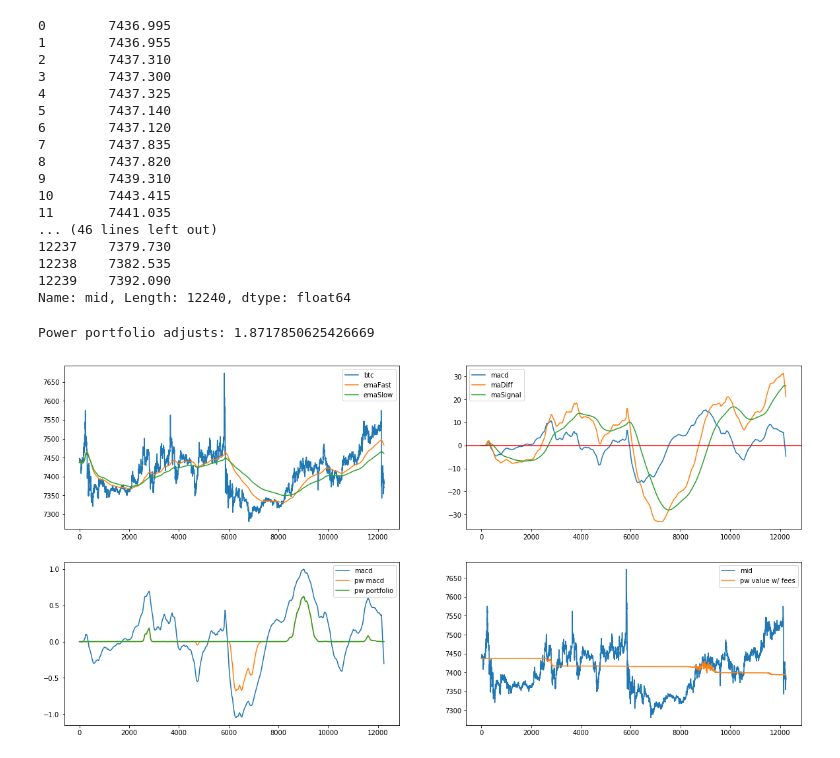
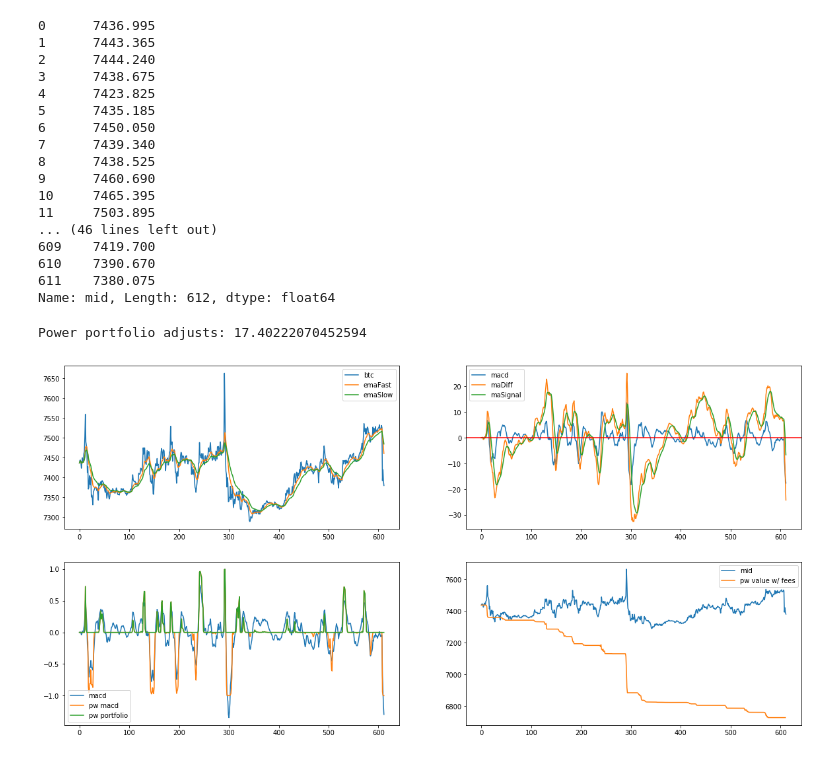
Before and after one commit to inmensustrading/inmensus, a Jupyter notebook: research/gemini-full-stack/macd_analysis_2.ipynb, the cells around one changed output. Drawn from its saved outputs; the diff is of its cells as text; code cells hidden in the pictures.

```diff
--- a/research/gemini-full-stack/macd_analysis_2.ipynb
+++ b/research/gemini-full-stack/macd_analysis_2.ipynb
@@ -9,7 +9,7 @@ import rain
 mpld3.disable_notebook()
 #mpld3.enable_notebook()
 # %%
-FREQUENCY = 30
+FREQUENCY = 600
 
 df = pd.read_csv(rain.toRelPath("data/df-cache.csv"))
 df = df.iloc[::(1000 * FREQUENCY // 500), :]
@@ -19,60 +19,60 @@ mid = df["mid"]
 mid.fillna(method = "bfill", inplace = True)
 print(mid)
 # %% [output]
-0        7436.995
-1        7436.955
-2        7437.310
-3        7437.300
-4        7437.325
-5        7437.140
-6        7437.120
-7        7437.835
-8        7437.820
-9        7439.310
-10       7443.415
-11       7441.035
+0      7436.995
+1      7443.365
+2      7444.240
+3      7438.675
+4      7423.825
+5      7435.185
+6      7450.050
+7      7439.340
+8      7438.525
+9      7460.690
+10     7465.395
+11     7503.895
 ... (46 lines left out)
-12237    7379.730
-12238    7382.535
-12239    7392.090
-Name: mid, Length: 12240, dtype: float64
+609    7419.700
+610    7390.670
+611    7380.075
+Name: mid, Length: 612, dtype: float64
 # %%
 MACD_LEN_RATIO = [12, 26, 9]
-MACD_LEN_MULTIPLIER = 3000
+MACD_LEN_MULTIPLIER = 1
 FEE_RATIO = 25 * 1e-4
 
-macdLens = [a * MACD_LEN_MULTIPLIER // FREQUENCY for a in MACD_LEN_RATIO]
+macdLens = [a * MACD_LEN_MULTIPLIER for a in MACD_LEN_RATIO]
 macd, maDiff, maSignal, emaFast, emaSlow = rain.computeMACD(mid, macdLens[0], macdLens[1], macdLens[2])
 
-pwMACD = np.power(np.tanh(macd / mid[0] * 1000), 15)
+pwMACD = np.power(np.tanh(macd / 3), 15)
 pwPort = pwMACD.copy()
 pwPort[pwPort < 0] = 0
 
 dPWPort = pwPort.shift(-1) - pwPort
 print("Power portfolio adjusts:", np.sum(dPWPort.abs()))
 
 plt.figure(figsize = (20, 10))
 plt.subplot(2, 2, 1)
 plt.plot(mid, label = "btc")
 plt.plot(emaFast, label = "emaFast")
 plt.plot(emaSlow, label = "emaSlow")
 plt.legend()
 plt.subplot(2, 2, 2)
 plt.plot(macd, label = "macd")
 plt.plot(maDiff, label = "maDiff")
 plt.plot(maSignal, label = "maSignal")
 plt.axhline(y = 0, color = "r")
 plt.legend()
 plt.subplot(2, 2, 3)
 plt.plot(macd / macd[macd.idxmax()], label = "macd")
 plt.plot(pwMACD, label = "pw macd")
 plt.plot(pwPort, label = "pw portfolio")
 plt.legend()
 plt.subplot(2, 2, 4)
 plt.plot(mid, label = "mid")
 plt.plot(rain.portfolioToValue(pwPort, mid, FEE_RATIO), label = "pw value w/ fees")
 plt.legend()
 plt.show()
 # %% [output]
-Power portfolio adjusts: 1.8717850625426669
+Power portfolio adjusts: 17.40222070452594
-[figure, old version]
+[figure, new version]
```
Also changed, not shown: 5 other files.
